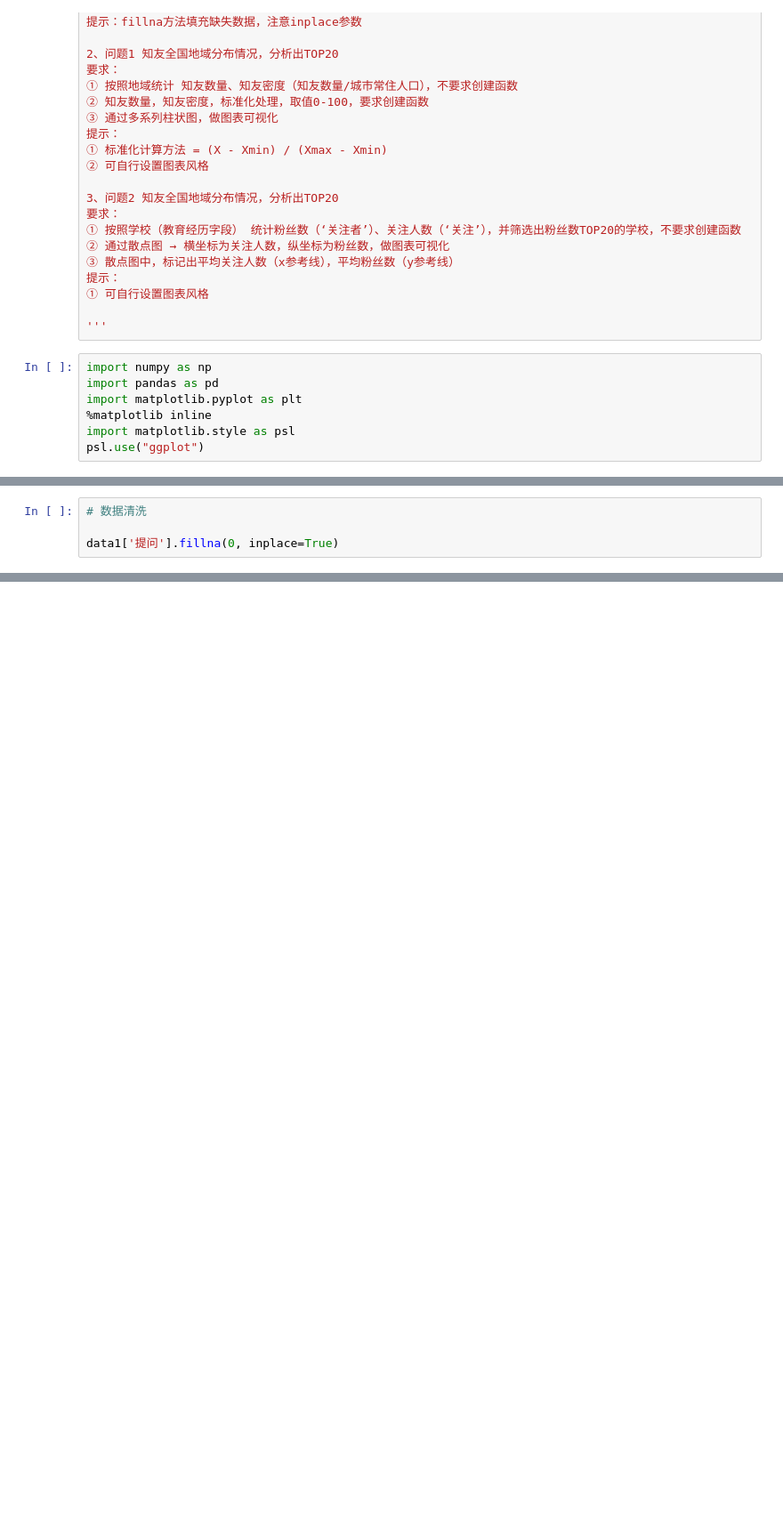
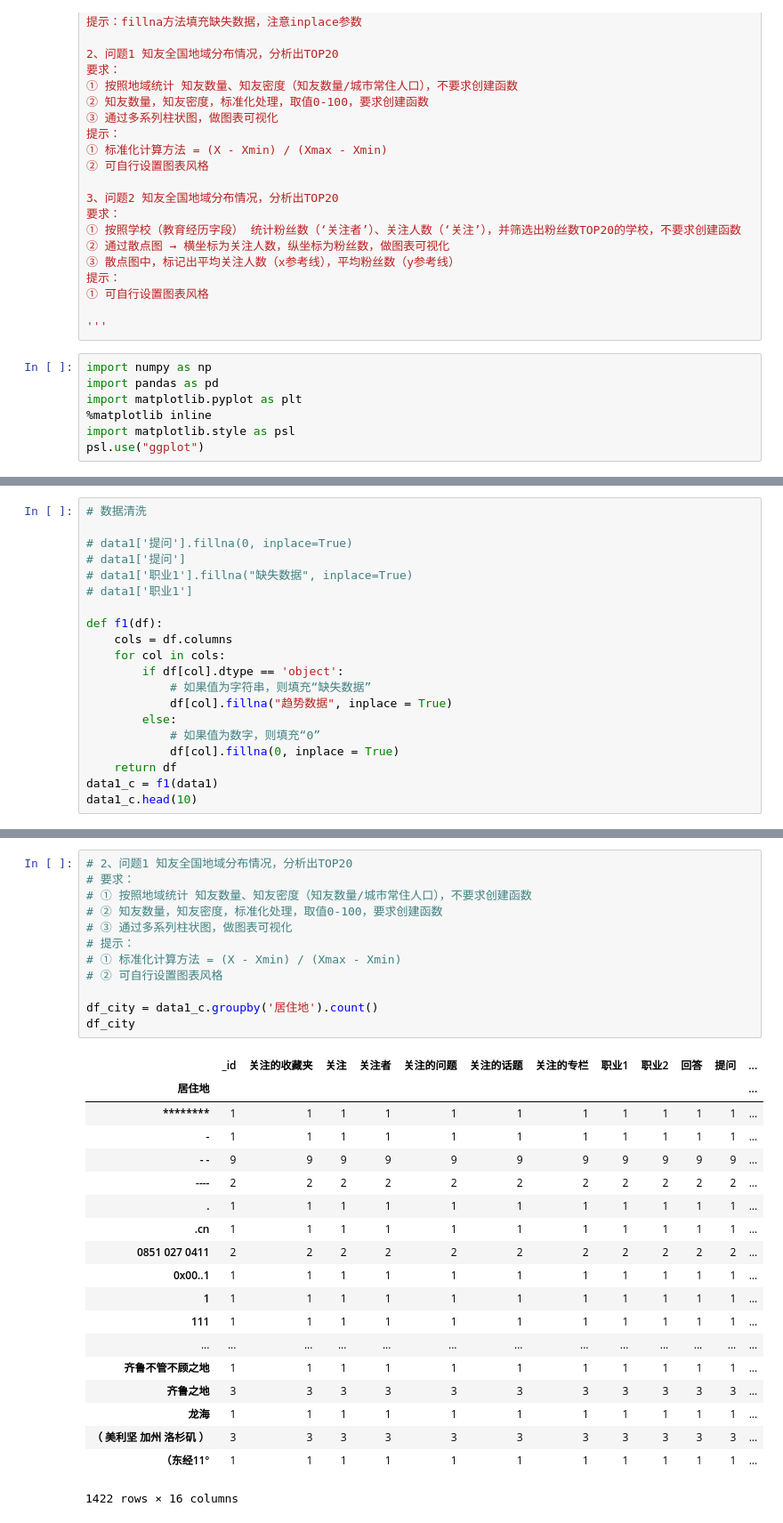
Before and after one commit to Mocha-Pudding/Python-DataAnalysis, a Jupyter notebook: CLASSDATA_Chapter01重点工具：数据解析/章节项目/项目03知乎数据清洗整理和结论研究/【个人笔记】项目03知乎数据清洗整理和结论研究.ipynb, the cells around one changed output, grey strips where cells are left out. Shown at 89% size. Saved outputs shown, nothing was run; the diff lists cells and outputs as text; blank space fills up the shorter version.

```diff
--- a/CLASSDATA_Chapter01重点工具：数据解析/章节项目/项目03知乎数据清洗整理和结论研究/【个人笔记】项目03知乎数据清洗整理和结论研究.ipynb
+++ b/CLASSDATA_Chapter01重点工具：数据解析/章节项目/项目03知乎数据清洗整理和结论研究/【个人笔记】项目03知乎数据清洗整理和结论研究.ipynb
@@ -52,7 +52,23 @@ data1.head(10)
 | 7 | 587598f89f11daf90617fb88 | 105 | 104 | 2 | 55 | 46 | 13 | 高新科技 | 电子商务 | NaN | NaN | ... |
 | 8 | 587598f89f11daf90617fb8a | 795 | 268 | 39 | 49 | 1 | 69 | 高新科技 | 互联网 | NaN | NaN | ... |
 | 9 | 587598f89f11daf90617fb8c | 8 | 111 | 3 | 31 | 6 | 3 | NaN | NaN | 0.0 | 0.0 | ... |
-# %%
-# 数据清洗
-
-data1['提问'].fillna(0, inplace=True)
+# %%
+# 数据清洗
+
+# data1['提问'].fillna(0, inplace=True)
+# data1['提问']
+# data1['职业1'].fillna("缺失数据", inplace=True)
+# data1['职业1']
+
+def f1(df):
+    cols = df.columns
+    for col in cols:
+        if df[col].dtype == 'object':
+            # 如果值为字符串，则填充“缺失数据”
+            df[col].fillna("趋势数据", inplace = True)
+        else:
+            # 如果值为数字，则填充“0”
+            df[col].fillna(0, inplace = True)
+    return df
+data1_c = f1(data1)
+data1_c.head(10)
@@ -58,0 +87,32 @@ data1['提问'].fillna(0, inplace=True)
+# %%
+# 2、问题1 知友全国地域分布情况，分析出TOP20
+# 要求：
+# ① 按照地域统计 知友数量、知友密度（知友数量/城市常住人口），不要求创建函数
+# ② 知友数量，知友密度，标准化处理，取值0-100，要求创建函数
+# ③ 通过多系列柱状图，做图表可视化
+# 提示：
+# ① 标准化计算方法 = (X - Xmin) / (Xmax - Xmin)
+# ② 可自行设置图表风格
+
+df_city = data1_c.groupby('居住地').count()
+df_city
+# %% [output]
+|  | _id | 关注的收藏夹 | 关注 | 关注者 | 关注的问题 | 关注的话题 | 关注的专栏 | 职业1 | 职业2 | 回答 | 提问 | ... |
+| 居住地 |  |  |  |  |  |  |  |  |  |  |  | ... |
+| ******** | 1 | 1 | 1 | 1 | 1 | 1 | 1 | 1 | 1 | 1 | 1 | ... |
+| - | 1 | 1 | 1 | 1 | 1 | 1 | 1 | 1 | 1 | 1 | 1 | ... |
+| - - | 9 | 9 | 9 | 9 | 9 | 9 | 9 | 9 | 9 | 9 | 9 | ... |
+| ---- | 2 | 2 | 2 | 2 | 2 | 2 | 2 | 2 | 2 | 2 | 2 | ... |
+| . | 1 | 1 | 1 | 1 | 1 | 1 | 1 | 1 | 1 | 1 | 1 | ... |
+| .cn | 1 | 1 | 1 | 1 | 1 | 1 | 1 | 1 | 1 | 1 | 1 | ... |
+| 0851 027 0411 | 2 | 2 | 2 | 2 | 2 | 2 | 2 | 2 | 2 | 2 | 2 | ... |
+| 0x00..1 | 1 | 1 | 1 | 1 | 1 | 1 | 1 | 1 | 1 | 1 | 1 | ... |
+| 1 | 1 | 1 | 1 | 1 | 1 | 1 | 1 | 1 | 1 | 1 | 1 | ... |
+| 111 | 1 | 1 | 1 | 1 | 1 | 1 | 1 | 1 | 1 | 1 | 1 | ... |
+| ... | ... | ... | ... | ... | ... | ... | ... | ... | ... | ... | ... | ... |
+| 齐鲁不管不顾之地 | 1 | 1 | 1 | 1 | 1 | 1 | 1 | 1 | 1 | 1 | 1 | ... |
+| 齐鲁之地 | 3 | 3 | 3 | 3 | 3 | 3 | 3 | 3 | 3 | 3 | 3 | ... |
+| 龙海 | 1 | 1 | 1 | 1 | 1 | 1 | 1 | 1 | 1 | 1 | 1 | ... |
+| （ 美利坚 加州 洛杉矶 ） | 3 | 3 | 3 | 3 | 3 | 3 | 3 | 3 | 3 | 3 | 3 | ... |
+| （东经11° | 1 | 1 | 1 | 1 | 1 | 1 | 1 | 1 | 1 | 1 | 1 | ... |
+1422 rows × 16 columns
```
Also changed, not shown: parts of 1 cell of this notebook.
